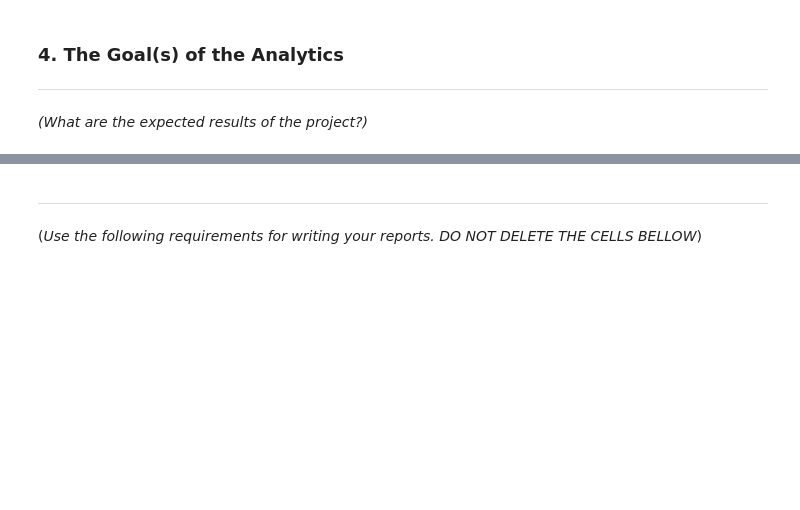
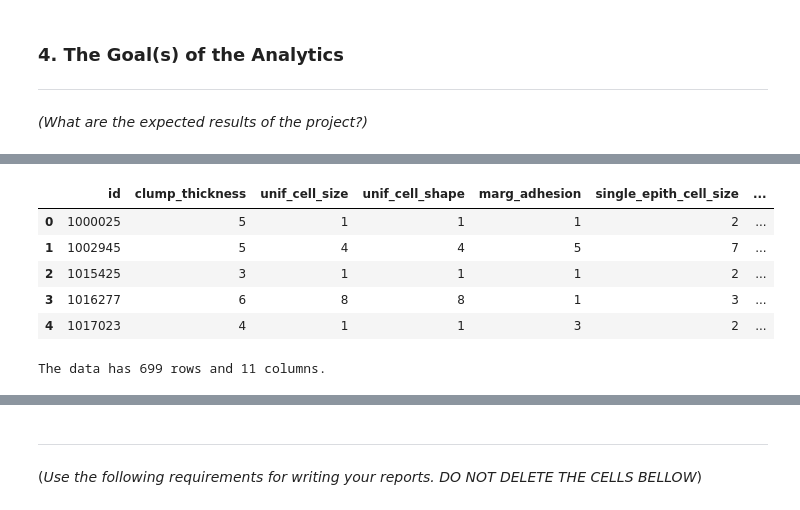
Before and after one commit to linhmai1603/info213, a Jupyter notebook: INFO213-Project-Proposal.ipynb, the cells around one changed output, grey strips where cells are left out. Drawn from its saved outputs; the diff is of its cells as text; code cells hidden in the pictures; blank space fills up the shorter version.

```diff
--- a/INFO213-Project-Proposal.ipynb
+++ b/INFO213-Project-Proposal.ipynb
@@ -33,0 +59,17 @@ You are asked to propose a final project and present in the class. This proposal
+# %%
+#read in & display data
+data = pd.read_csv('DataSets/breast-cancer-wisconsin.txt')
+data.head()
+# %% [output]
+|  | id | clump_thickness | unif_cell_size | unif_cell_shape | marg_adhesion | single_epith_cell_size | ... |
+| 0 | 1000025 | 5 | 1 | 1 | 1 | 2 | ... |
+| 1 | 1002945 | 5 | 4 | 4 | 5 | 7 | ... |
+| 2 | 1015425 | 3 | 1 | 1 | 1 | 2 | ... |
+| 3 | 1016277 | 6 | 8 | 8 | 1 | 3 | ... |
+| 4 | 1017023 | 4 | 1 | 1 | 3 | 2 | ... |
+# %%
+#display the shape of the data
+shape = data.shape
+print("The data has",shape[0],"rows and",shape[1],"columns.")
+# %% [output]
+The data has 699 rows and 11 columns.
```
Also changed, not shown: parts of 11 cells of this notebook, 9 other files.
